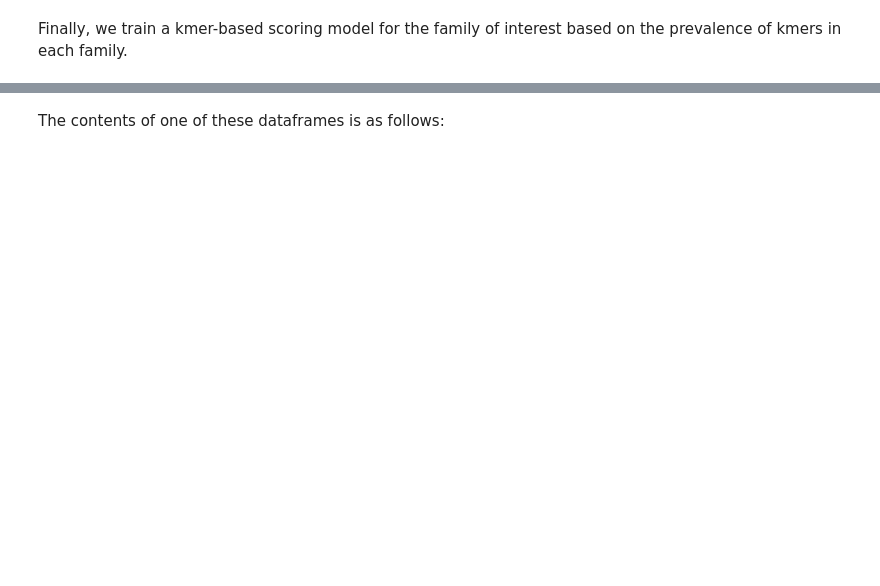
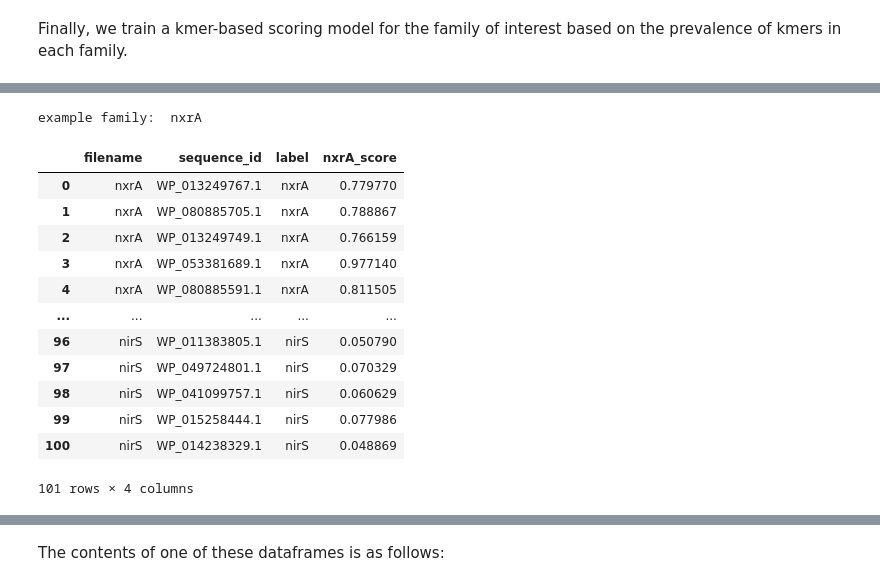
Before and after one commit to PNNL-CompBio/Snekmer, a Jupyter notebook: resources/tutorial/snekmer_demo.ipynb, the cells around one changed output, grey strips where cells are left out. Drawn from its saved outputs; the diff is of its cells as text; code cells hidden in the pictures; blank space fills up the shorter version.

```diff
--- a/resources/tutorial/snekmer_demo.ipynb
+++ b/resources/tutorial/snekmer_demo.ipynb
@@ -579,0 +113,25 @@ end time:       2022-09-27 14:10:48.628768
+# %%
+# show kmer probability scores for family assignment
+example_family = np.random.choice(families)
+print("example family:\t", example_family)
+
+# show relevant subset of columns
+example_score_output = pd.read_csv(
+    os.path.join("demo_example", "output", "scoring", "sequences", f"{example_family}.csv.gz")
+)[["filename", "sequence_id", "label", f"{example_family}_score"]]
+example_score_output
+# %% [output]
+example family:  nxrA
+|  | filename | sequence_id | label | nxrA_score |
+| 0 | nxrA | WP_013249767.1 | nxrA | 0.779770 |
+| 1 | nxrA | WP_080885705.1 | nxrA | 0.788867 |
+| 2 | nxrA | WP_013249749.1 | nxrA | 0.766159 |
+| 3 | nxrA | WP_053381689.1 | nxrA | 0.977140 |
+| 4 | nxrA | WP_080885591.1 | nxrA | 0.811505 |
+| ... | ... | ... | ... | ... |
+| 96 | nirS | WP_011383805.1 | nirS | 0.050790 |
+| 97 | nirS | WP_049724801.1 | nirS | 0.070329 |
+| 98 | nirS | WP_041099757.1 | nirS | 0.060629 |
+| 99 | nirS | WP_015258444.1 | nirS | 0.077986 |
+| 100 | nirS | WP_014238329.1 | nirS | 0.048869 |
+101 rows × 4 columns
```
Also changed, not shown: parts of 51 cells of this notebook, 5 other files.
